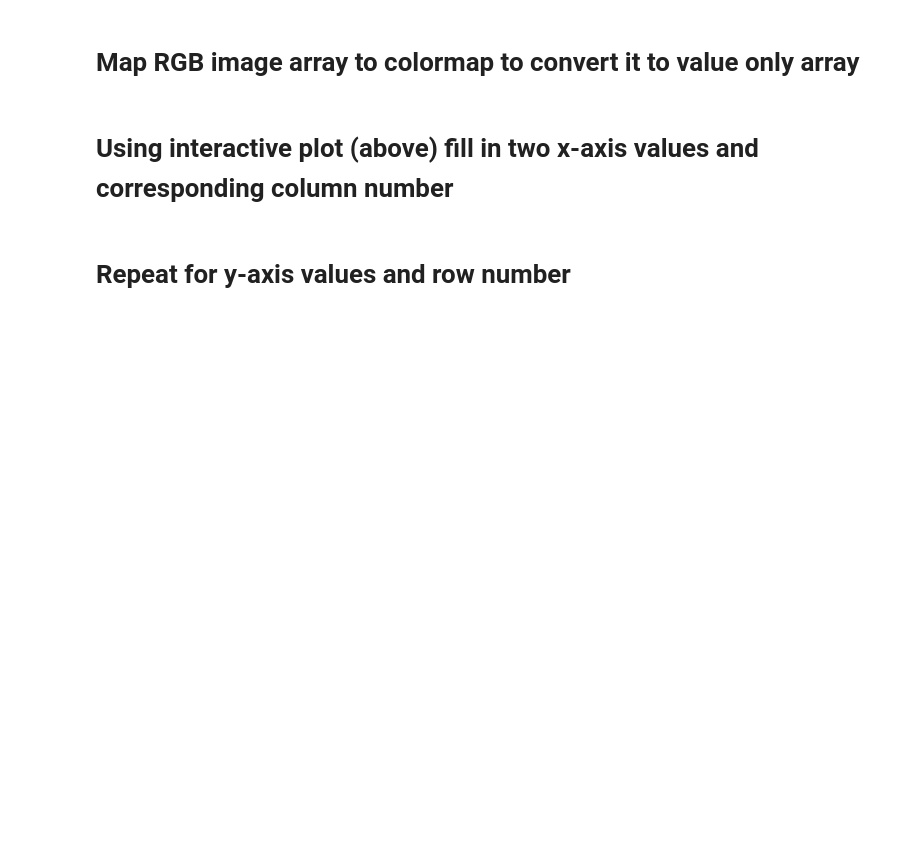
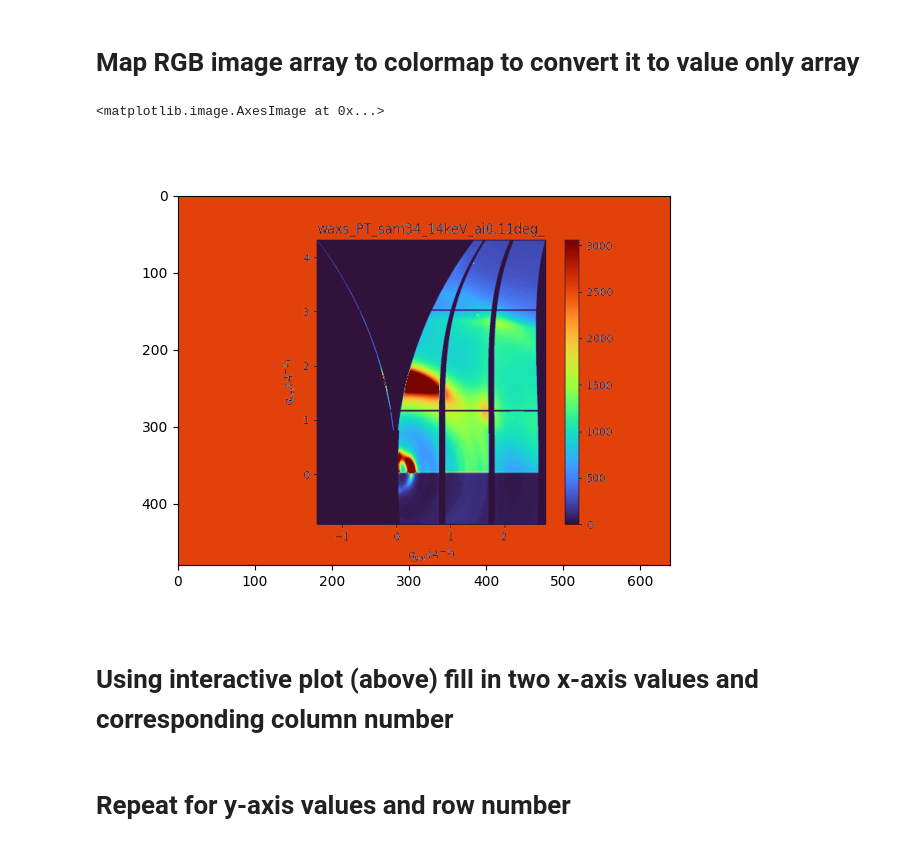
Before and after one commit to tchaney97/ImagePlotDigitizer, a Jupyter notebook: imgplot_to_array.ipynb, the cells around one changed output. Cells and saved outputs as stored; diff of their text form; code cells hidden in the pictures; blank space fills up the shorter version.

```diff
--- a/imgplot_to_array.ipynb
+++ b/imgplot_to_array.ipynb
@@ -47,15 +56,13 @@ colormap
 # Map RGB image array to colormap to convert it to value only array
 # %%
 # Extract colors and map to data values
-img_vals = np.zeros((img_rgb.shape[0], img_rgb.shape[1]))
-for i in range(img_rgb.shape[0]):
-    for j in range(img_rgb.shape[1]):
-        color = img_rgb[i, j]  # Normalize color
-        value = color_to_value(color, colormap, num_samples=200,  log=False)
-        img_vals[i, j] = value
+img_vals = color_to_value(img_rgb, colormap, min_val=0, max_val=0.018, num_samples=200, log=False)
 fig,ax1 = subplots(1,1)
 ax1.imshow(img_vals,
           cmap='turbo')
+# %% [output]
+<matplotlib.image.AxesImage at 0x...>
+[figure, added]
 # %% [markdown]
 # Using interactive plot (above) fill in two x-axis values and corresponding column number
 # %%
```
Also changed, not shown: parts of 15 cells of this notebook, 4 other files.
